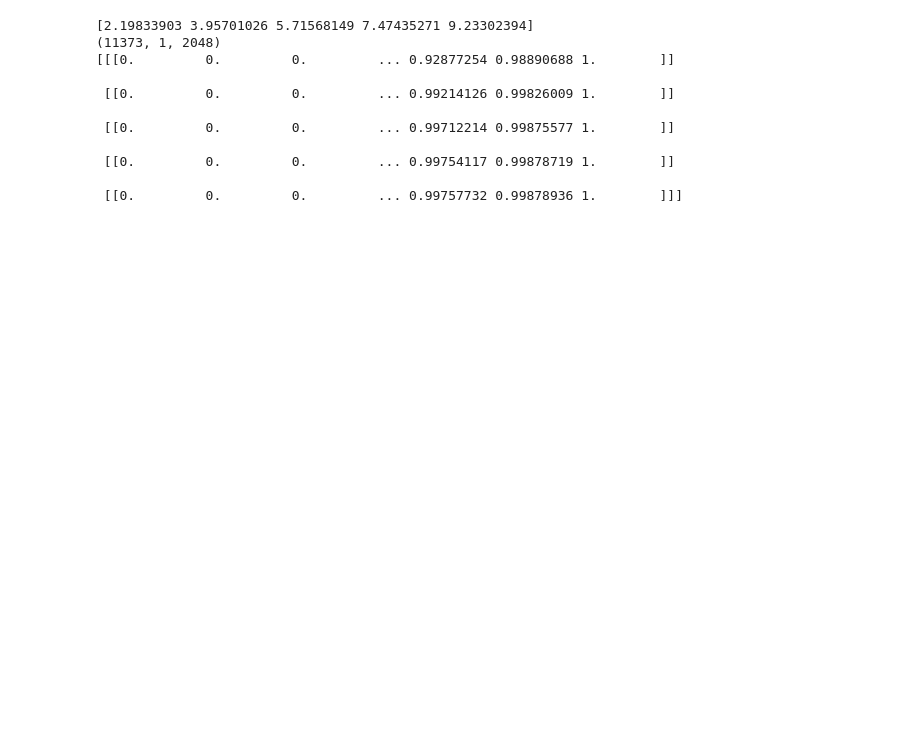
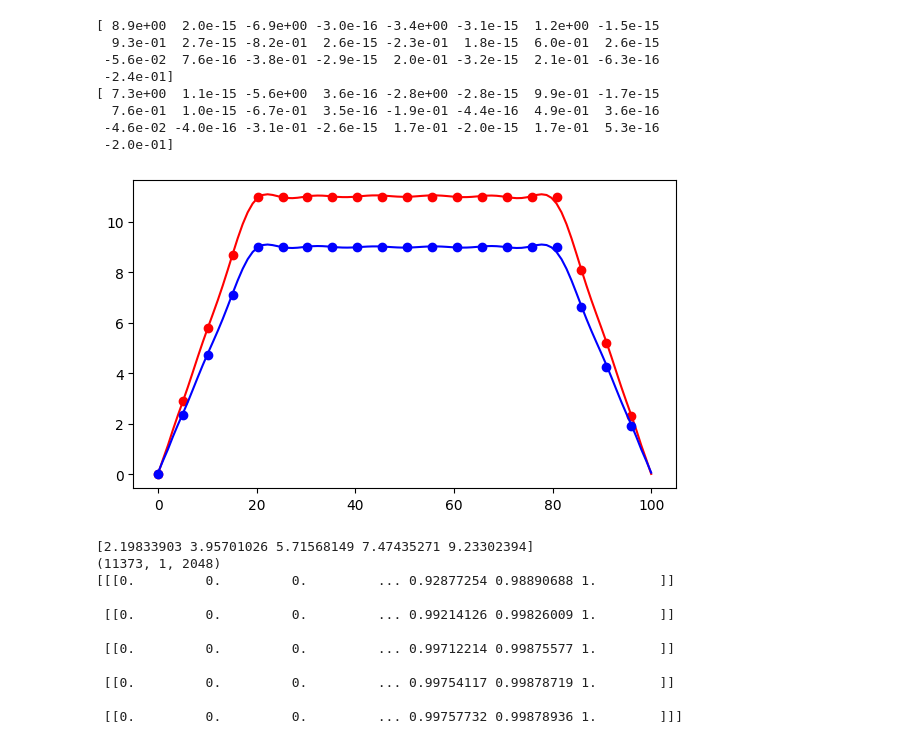
Before and after one commit to EricPgh/heatlearn, a Jupyter notebook: bte_1d_fluxboundary.ipynb, the cells around one changed output. Cells and saved outputs as stored; diff of their text form; code cells hidden in the pictures; blank space fills up the shorter version.

```diff
--- a/bte_1d_fluxboundary.ipynb
+++ b/bte_1d_fluxboundary.ipynb
@@ -29,3 +29,36 @@ if True:#try:
+# %%
+from FluxLearner import decompose_field,interp_temp
+f = np.concatenate([np.linspace(0,10,20),np.ones(60)*10,np.linspace(10,00,20)],dtype=float)
+x = np.linspace(0,100,len(f),dtype=float)
+print(decompose_field(x,1.1*f, deg_x= 24))
+print(decompose_field(x,0.9*f, deg_x= 24))
+c=decompose_field(x,f, deg_x= 24)
+import matplotlib.pyplot as plt
+col='r'
+plt.plot(x ,1.1*f,'o',color=col,markevery=5)
+c=[ 8.9e+00,  2.0e-15, -6.9e+00, -3.0e-16, -3.4e+00, -3.1e-15,  1.2e+00, -1.5e-15,
+                9.3e-01,  2.7e-15, -8.2e-01,  2.6e-15, -2.3e-01,  1.8e-15,  6.0e-01,  2.6e-15,
+                -5.6e-02,  7.6e-16, -3.8e-01, -2.9e-15,  2.0e-01, -3.2e-15,  2.1e-01, -6.3e-16,
+                -2.4e-01]
+plt.plot(x ,interp_temp(x,c),'-',color=col)
+col='b'
+plt.plot(x ,0.9*f,'o',color=col,markevery=5)
+c=[ 7.3e+00,  1.1e-15, -5.6e+00,  3.6e-16, -2.8e+00, -2.8e-15,  9.9e-01, -1.7e-15,
+                7.6e-01,  1.0e-15, -6.7e-01,  3.5e-16, -1.9e-01, -4.4e-16,  4.9e-01,  3.6e-16,
+                -4.6e-02, -4.0e-16, -3.1e-01, -2.6e-15,  1.7e-01, -2.0e-15,  1.7e-01,  5.3e-16,
+                -2.0e-01]
+plt.plot(x ,interp_temp(x,c),'-',color=col)
+plt.show()
+# %% [output]
+[ 8.9e+00  2.0e-15 -6.9e+00 -3.0e-16 -3.4e+00 -3.1e-15  1.2e+00 -1.5e-15
+  9.3e-01  2.7e-15 -8.2e-01  2.6e-15 -2.3e-01  1.8e-15  6.0e-01  2.6e-15
+ -5.6e-02  7.6e-16 -3.8e-01 -2.9e-15  2.0e-01 -3.2e-15  2.1e-01 -6.3e-16
+ -2.4e-01]
+[ 7.3e+00  1.1e-15 -5.6e+00  3.6e-16 -2.8e+00 -2.8e-15  9.9e-01 -1.7e-15
+  7.6e-01  1.0e-15 -6.7e-01  3.5e-16 -1.9e-01 -4.4e-16  4.9e-01  3.6e-16
+ -4.6e-02 -4.0e-16 -3.1e-01 -2.6e-15  1.7e-01 -2.0e-15  1.7e-01  5.3e-16
+ -2.0e-01]
+[figure, added]
 # %%
 import pickle
 import numpy as np
```
Also changed, not shown: parts of 5 cells of this notebook, 4 other files.
